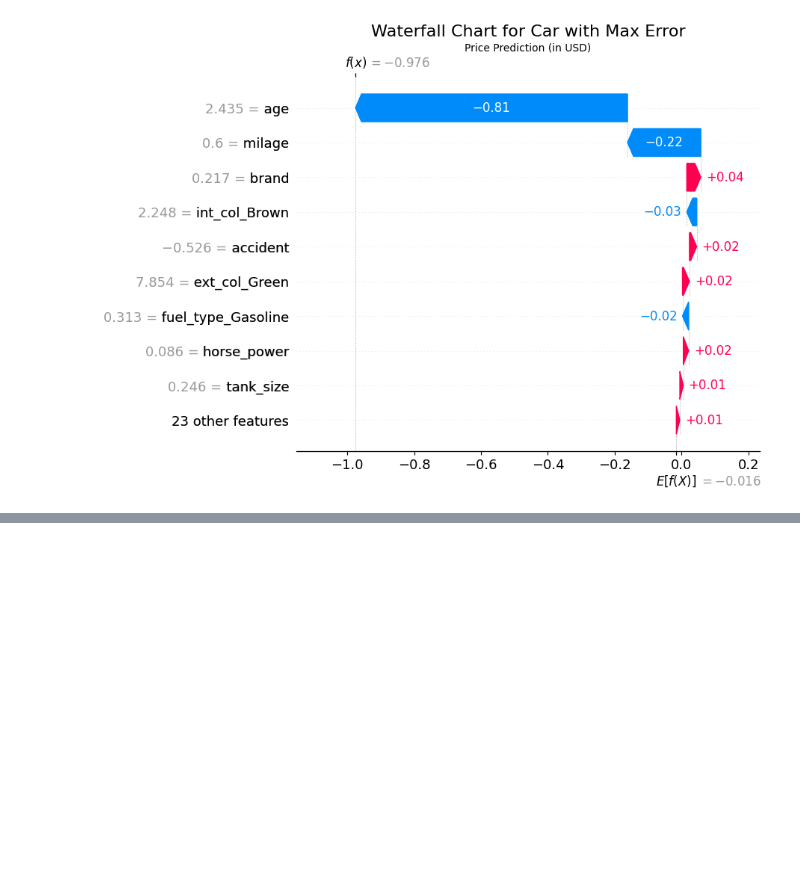
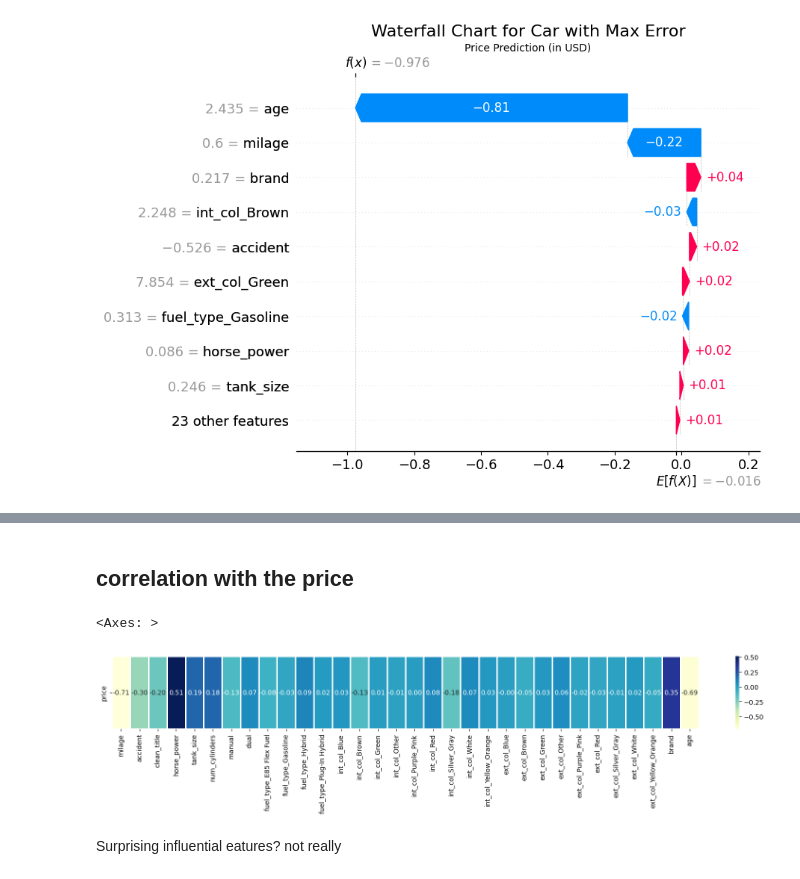
Before and after one commit to YaelDahariBIU/Tabular-Data, a Jupyter notebook: Part_2/part_2.ipynb, the cells around one changed output, grey strips where cells are left out. Cells and saved outputs as stored; diff of their text form; code cells hidden in the pictures; blank space fills up the shorter version.

```diff
--- a/Part_2/part_2.ipynb
+++ b/Part_2/part_2.ipynb
@@ -1244,0 +1265,14 @@ Root Mean Squared Error: 76,825.575
+# %% [markdown]
+## correlation with the price
+# %%
+%matplotlib inline
+
+df_train_corr = df_train.corr(method="pearson").loc[["price"]]
+df_train_corr = df_train_corr.drop(columns="price")
+fig, ax = plt.subplots(figsize=(20,2))
+sns.heatmap(df_train_corr, annot=True, fmt='.2f', cmap="YlGnBu", cbar=True, linewidths=1,ax=ax)
+# %% [output]
+<Axes: >
+[figure, added]
+# %% [markdown]
+Surprising influential eatures? not really
```
Also changed, not shown: parts of 44 cells of this notebook.
